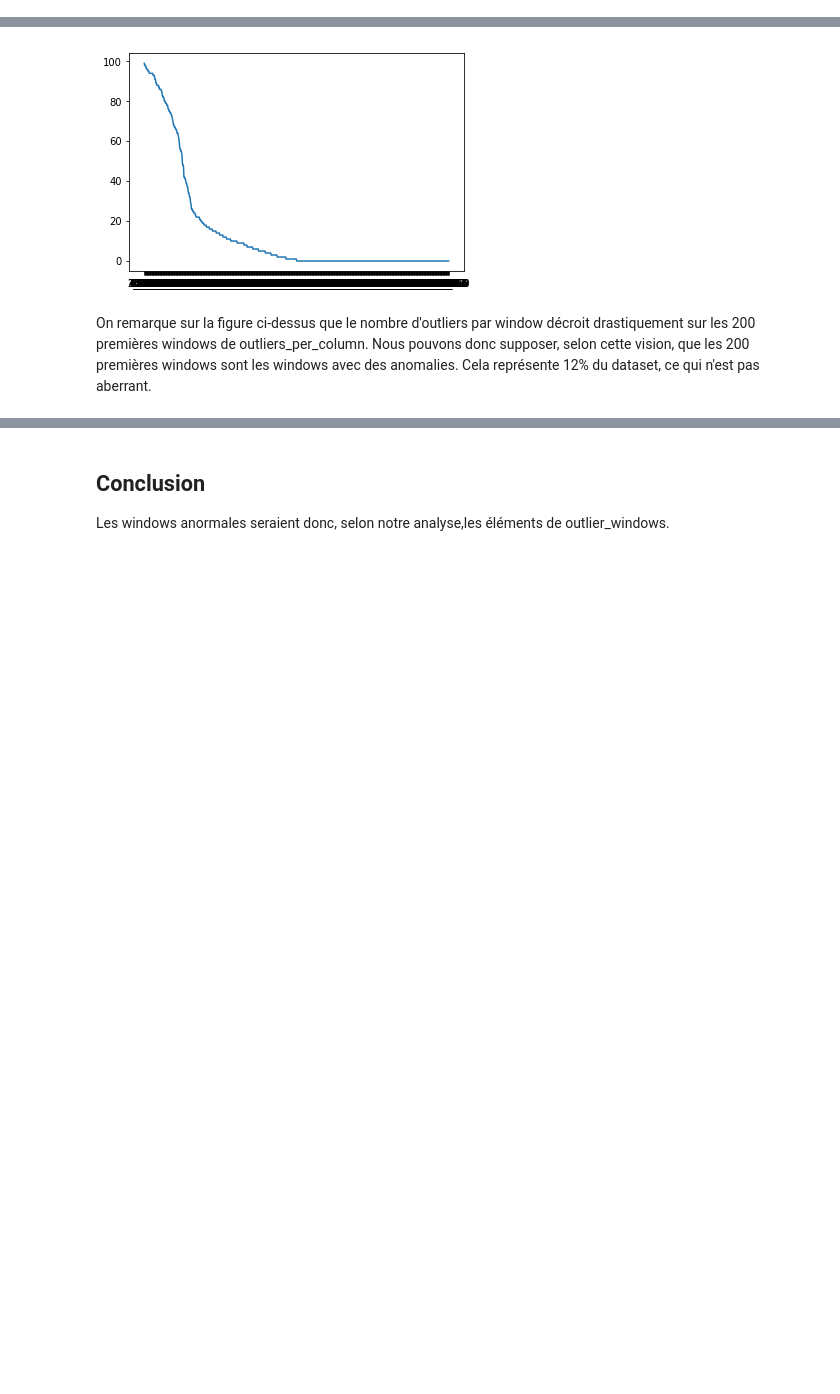
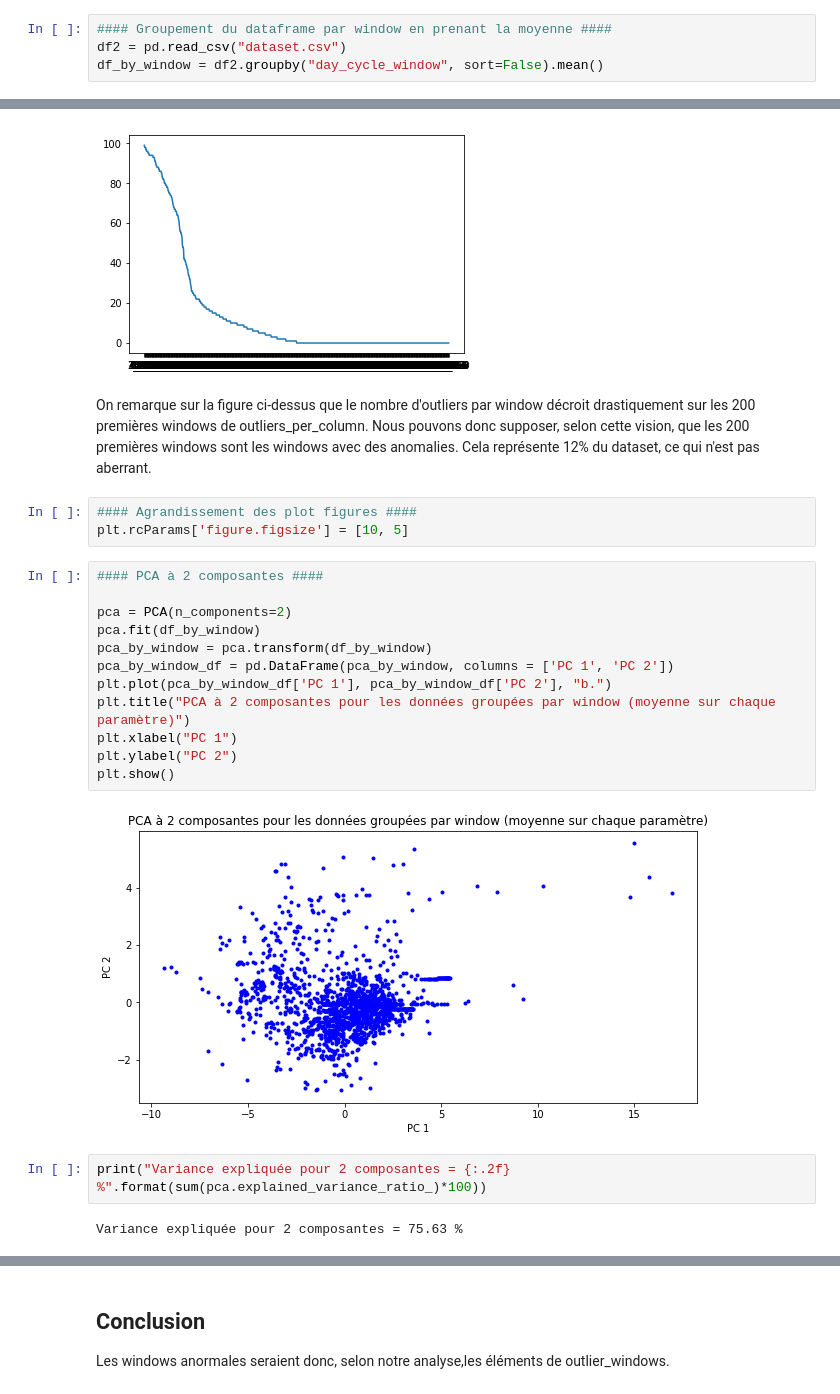
Before and after one commit to mattlouvet/be_anomaly_detection, a Jupyter notebook: BE_clean.ipynb, the cells around one changed output, grey strips where cells are left out. Drawn from its saved outputs; the diff is of its cells as text; blank space fills up the shorter version.

```diff
--- a/BE_clean.ipynb
+++ b/BE_clean.ipynb
@@ -95 +101,5 @@ for col in df.columns.unique():
 ... (11 outputs left out)
+# %%
+#### Groupement du dataframe par window en prenant la moyenne ####
+df2 = pd.read_csv("dataset.csv")
+df_by_window = df2.groupby("day_cycle_window", sort=False).mean()
@@ -230,3 +266,24 @@ plt.plot(outliers_per_column[:800])
 [figure]
 # %% [markdown]
 On remarque sur la figure ci-dessus que le nombre d'outliers par window décroit drastiquement sur les 200 premières windows de outliers_per_column. Nous pouvons donc supposer, selon cette vision, que les 200 premières windows sont les windows avec des anomalies. Cela représente 12% du dataset, ce qui n'est pas aberrant.
+# %%
+#### Agrandissement des plot figures ####
+plt.rcParams['figure.figsize'] = [10, 5]
+# %%
+#### PCA à 2 composantes ####
+
+pca = PCA(n_components=2)
+pca.fit(df_by_window)
+pca_by_window = pca.transform(df_by_window)
+pca_by_window_df = pd.DataFrame(pca_by_window, columns = ['PC 1', 'PC 2'])
+plt.plot(pca_by_window_df['PC 1'], pca_by_window_df['PC 2'], "b.")
+plt.title("PCA à 2 composantes pour les données groupées par window (moyenne sur chaque paramètre)")
+plt.xlabel("PC 1")
+plt.ylabel("PC 2")
+plt.show()
+# %% [output]
+[figure, added]
+# %%
+print("Variance expliquée pour 2 composantes = {:.2f} %".format(sum(pca.explained_variance_ratio_)*100))
+# %% [output]
+Variance expliquée pour 2 composantes = 75.63 %
```
Also changed, not shown: parts of 31 cells of this notebook, 1 other file.
